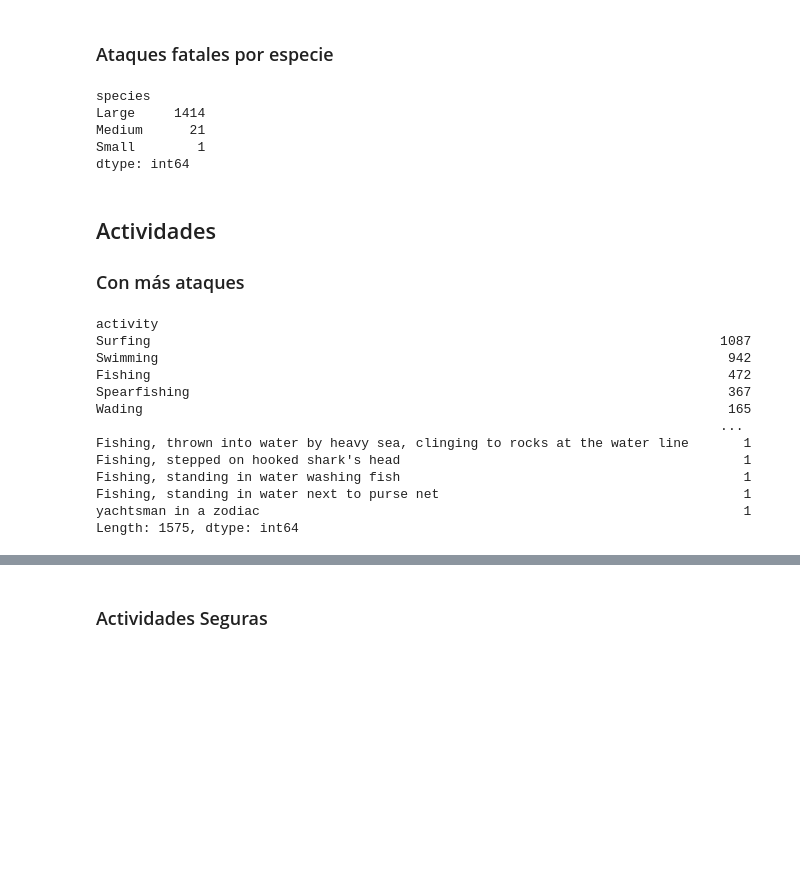
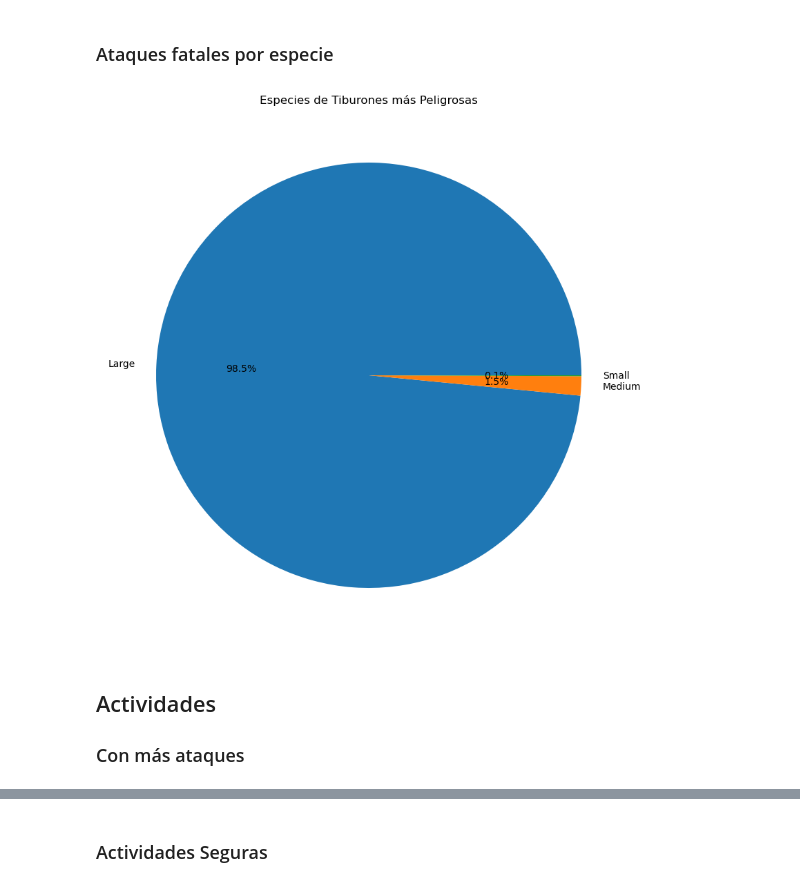
Before and after one commit to jesuserro/shark-attack-exploratory-data-analysis, a Jupyter notebook: notebooks/exploratory_analysis.ipynb, the cells around one changed output, grey strips where cells are left out. Saved outputs shown, nothing was run; the diff lists cells and outputs as text; code cells hidden in the pictures; blank space fills up the shorter version.

```diff
--- a/notebooks/exploratory_analysis.ipynb
+++ b/notebooks/exploratory_analysis.ipynb
@@ -287,34 +287,17 @@ Small      263
 dtype: int64
 # %% [markdown]
 ### Ataques fatales por especie
-# %%
-especies_fatales = df[df['fatal'] == 1].groupby('species').size().sort_values(ascending=False)
-especies_fatales
-# %% [output]
-species
-Large     1414
-Medium      21
-Small        1
-dtype: int64
+# %%
+especies_fatales = df[df['fatal'] == 1].groupby('species').size().sort_values(ascending=False)
+especies_fatales
+
+# Muestra gráfica de tarta con las especies de tiburones más peligrosas
+especies_fatales[:10].plot.pie(autopct='%1.1f%%', figsize=(10, 10), title='Especies de Tiburones más Peligrosas')
+plt.ylabel('')
+plt.show()
+# %% [output]
+[figure, added]
 # %% [markdown]
 ## Actividades
 
 ### Con más ataques
-# %%
-actividades = df.groupby('activity').size().sort_values(ascending=False)
-
-actividades
-# %% [output]
-activity
-Surfing                                                                         1087
-Swimming                                                                         942
-Fishing                                                                          472
-Spearfishing                                                                     367
-Wading                                                                           165
-                                                                                ...
-Fishing, thrown into water by heavy sea, clinging to rocks at the water line       1
-Fishing, stepped on hooked shark's head                                            1
-Fishing, standing in water washing fish                                            1
-Fishing, standing in water next to purse net                                       1
-yachtsman in a zodiac                                                              1
-Length: 1575, dtype: int64
```
Also changed, not shown: parts of 1 cell of this notebook.
